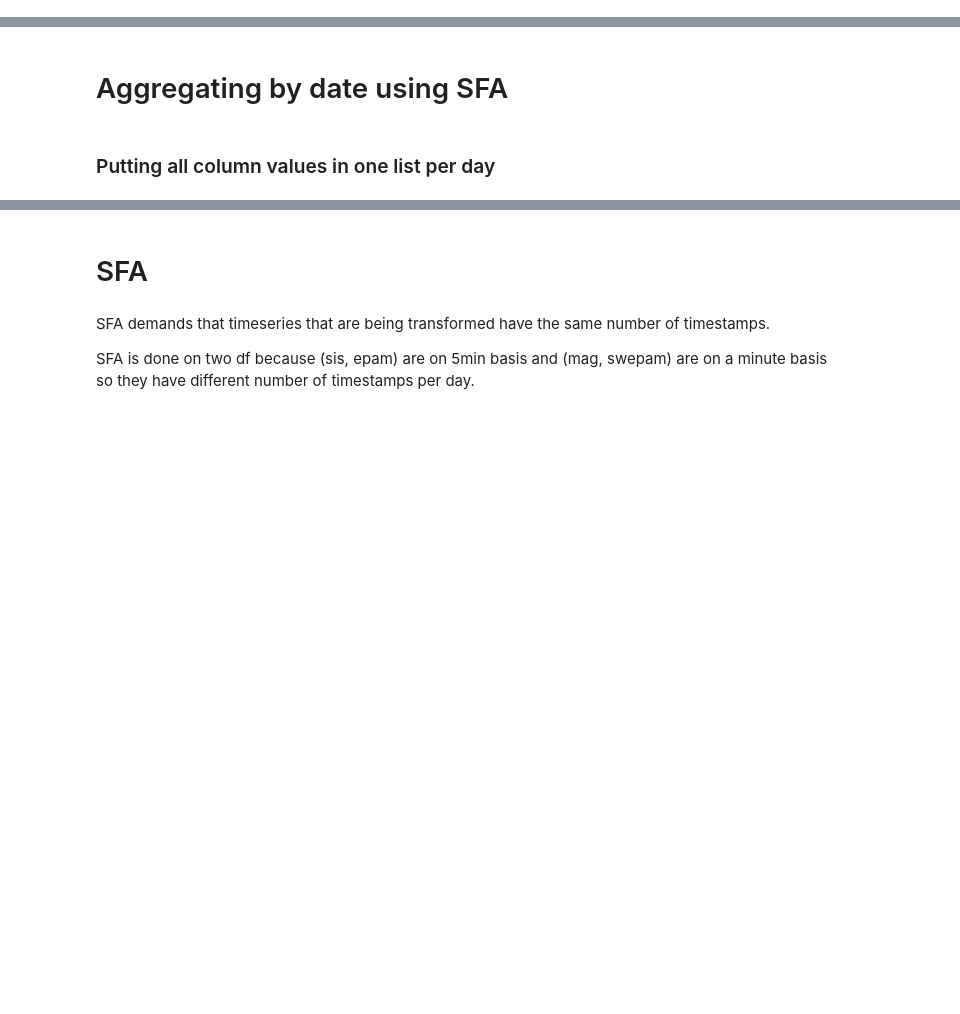
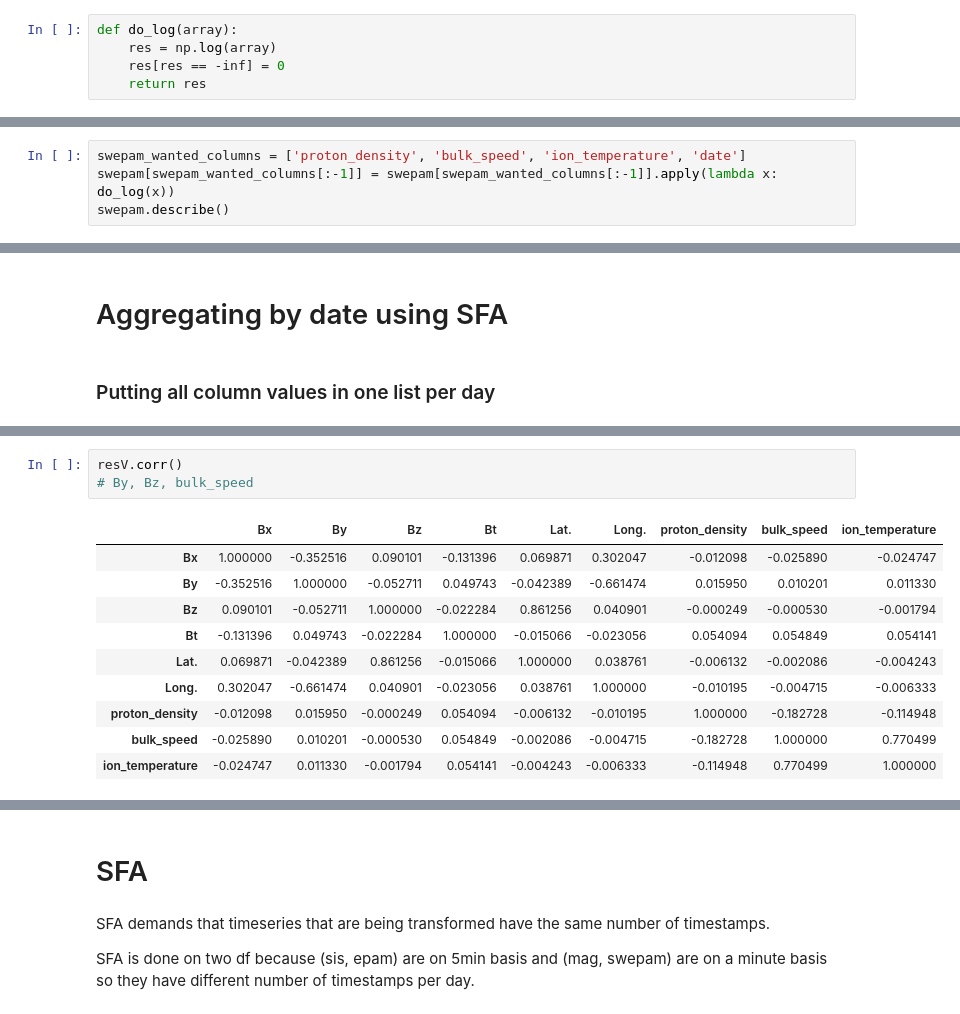
Before and after one commit to backspacer303/naucno-izracunavanje-projekat-2022, a Jupyter notebook: aggregating.ipynb, the cells around one changed output, grey strips where cells are left out. Drawn from its saved outputs; the diff is of its cells as text; blank space fills up the shorter version.

```diff
--- a/aggregating.ipynb
+++ b/aggregating.ipynb
@@ -8,3 +10,8 @@ from datetime import datetime
 # %% [markdown]
 # Loading data and adding date column
+# %%
+def do_log(array):
+    res = np.log(array)
+    res[res == -inf] = 0
+    return res
 # %%
@@ -29,0 +76,4 @@ sis['date'] = sis.timestamp.dt.date
+# %%
+swepam_wanted_columns = ['proton_density', 'bulk_speed', 'ion_temperature', 'date']
+swepam[swepam_wanted_columns[:-1]] = swepam[swepam_wanted_columns[:-1]].apply(lambda x: do_log(x))
+swepam.describe()
@@ -69,0 +157,14 @@ sis_listed.set_index(pd.DatetimeIndex(sis_listed.index), inplace=True)
+# %%
+resV.corr()
+# By, Bz, bulk_speed
+# %% [output]
+|  | Bx | By | Bz | Bt | Lat. | Long. | proton_density | bulk_speed | ion_temperature |
+| Bx | 1.000000 | -0.352516 | 0.090101 | -0.131396 | 0.069871 | 0.302047 | -0.012098 | -0.025890 | -0.024747 |
+| By | -0.352516 | 1.000000 | -0.052711 | 0.049743 | -0.042389 | -0.661474 | 0.015950 | 0.010201 | 0.011330 |
+| Bz | 0.090101 | -0.052711 | 1.000000 | -0.022284 | 0.861256 | 0.040901 | -0.000249 | -0.000530 | -0.001794 |
+| Bt | -0.131396 | 0.049743 | -0.022284 | 1.000000 | -0.015066 | -0.023056 | 0.054094 | 0.054849 | 0.054141 |
+| Lat. | 0.069871 | -0.042389 | 0.861256 | -0.015066 | 1.000000 | 0.038761 | -0.006132 | -0.002086 | -0.004243 |
+| Long. | 0.302047 | -0.661474 | 0.040901 | -0.023056 | 0.038761 | 1.000000 | -0.010195 | -0.004715 | -0.006333 |
+| proton_density | -0.012098 | 0.015950 | -0.000249 | 0.054094 | -0.006132 | -0.010195 | 1.000000 | -0.182728 | -0.114948 |
+| bulk_speed | -0.025890 | 0.010201 | -0.000530 | 0.054849 | -0.002086 | -0.004715 | -0.182728 | 1.000000 | 0.770499 |
+| ion_temperature | -0.024747 | 0.011330 | -0.001794 | 0.054141 | -0.004243 | -0.006333 | -0.114948 | 0.770499 | 1.000000 |
```
Also changed, not shown: parts of 35 cells of this notebook.
